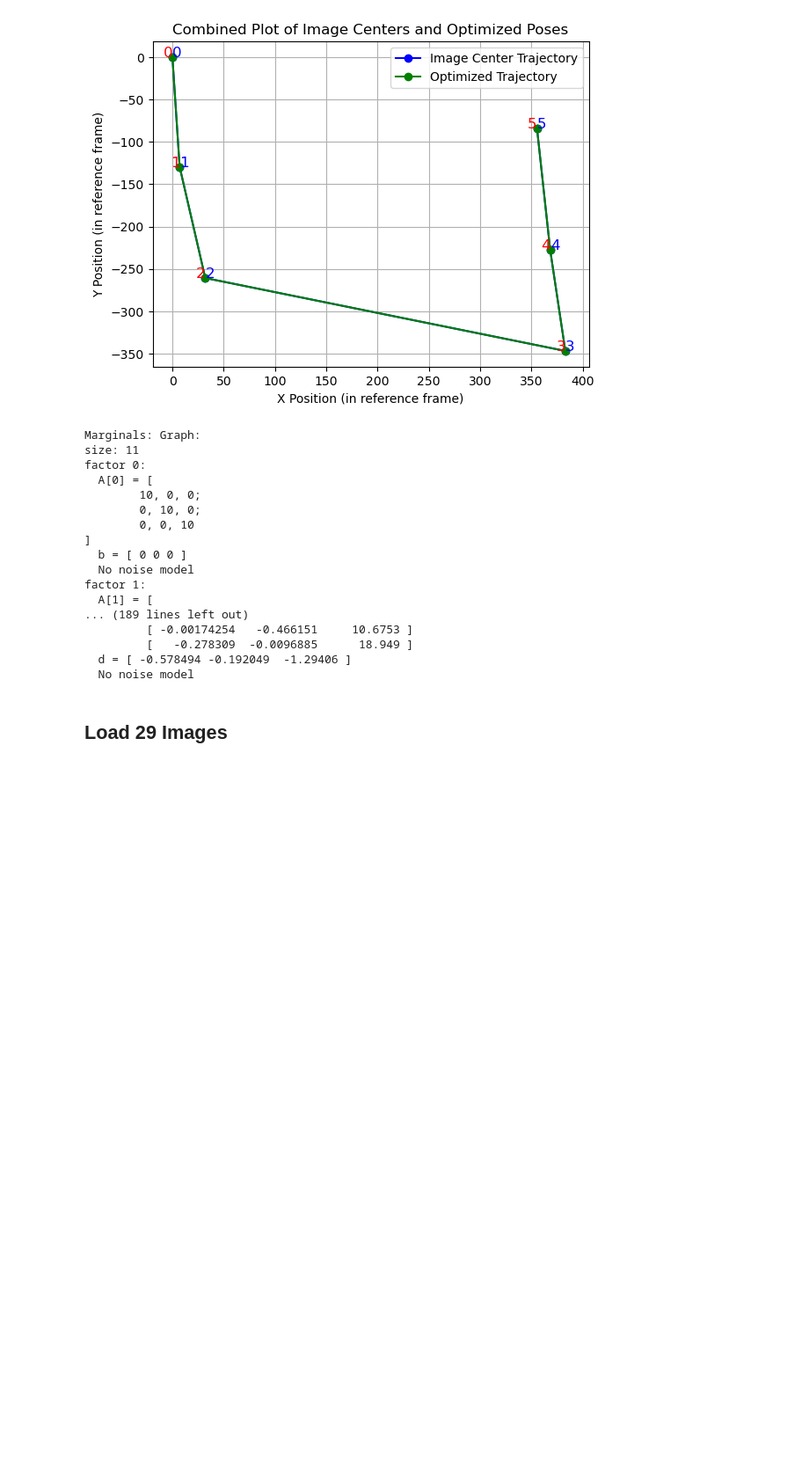
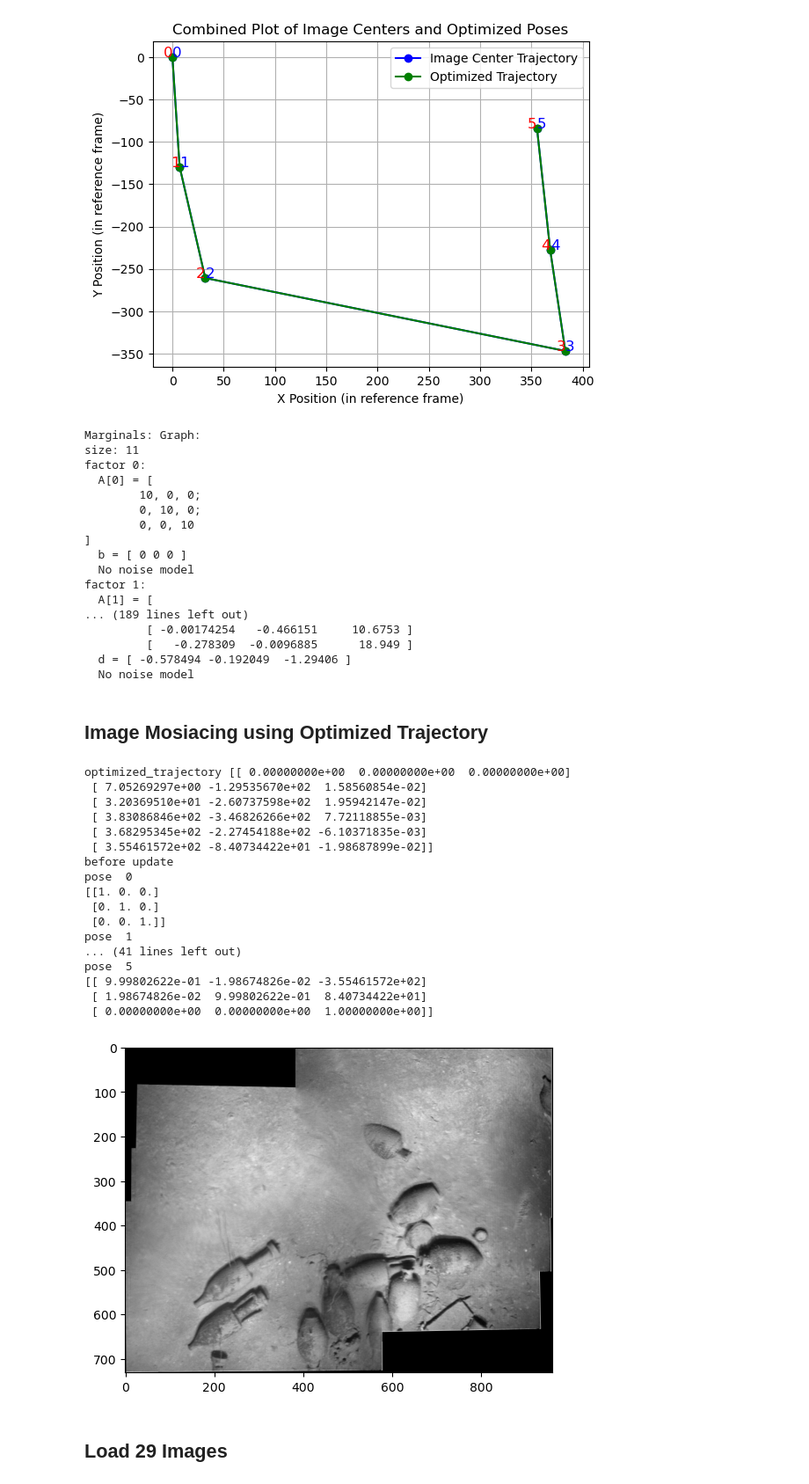
Before and after one commit to KSorte/Autonomous_Field_Robotics, a Jupyter notebook: skerski_dataset_mosaicing_using_gtsam/roman_shipwreck_visual_slam.ipynb, the cells around one changed output. Shown at 88% size. Drawn from its saved outputs; the diff is of its cells as text; code cells hidden in the pictures; blank space fills up the shorter version.

Commit message:
Use optimized image center trajectory to get new image mosiac

```diff
--- a/skerski_dataset_mosaicing_using_gtsam/roman_shipwreck_visual_slam.ipynb
+++ b/skerski_dataset_mosaicing_using_gtsam/roman_shipwreck_visual_slam.ipynb
@@ -41,11 +41,11 @@ By using **reprojection error** from the homography, we estimate the uncertainty
 # %% [markdown]
 ## Load and display 6 images
 # %%
-min_inliers = 20
+min_inliers = 15
 max_reprojection_error = 2.0
 image_directories = ["six_images"]
 image_mosiacking = im.ImageMosiacking(image_directories, mosaic_name="six_images_stitched", min_inliers=min_inliers,
-                                      max_reprojection_error=max_reprojection_error)
+                                      max_reprojection_error=max_reprojection_error, link_proposal_distance_factor=2.0)
 
 image_mosiacking.get_images_for_mosaicking()
 # %% [markdown]
@@ -135,6 +135,56 @@ factor 1:
          [   -0.278309  -0.0096885      18.949 ]
   d = [ -0.578494 -0.192049  -1.29406 ]
   No noise model
+# %% [markdown]
+## Image Mosiacing using Optimized Trajectory
+# %%
+optimized_trajectory = optimizer.get_optimized_trajectory()
+print("optimized_trajectory", optimized_trajectory)
+print("before update")
+for i in range(6):
+    print("pose ", i)
+    # x, y, z = image_mosiacking.adjusted_homographies[i][:, 2]
+    # R = image_mosiacking.adjusted_homographies[i][0:2, 0:2]
+    # # center= image_mosiacking.image_center_trajectory[i, :]
+    # print(x, y)
+    # print(R)
+    # # print(center)
+    print(image_mosiacking.adjusted_homographies[i])
+
+# # update the homographies in the image mosiacing graph.
+image_mosiacking.update_homographies(optimized_trajectory)
+
+print("After update")
+for i in range(6):
+    print("pose ", i)
+    # R = image_mosiacking.adjusted_homographies[i][0:2, 0:2]
+    # x, y, z = image_mosiacking.adjusted_homographies[i][:, 2]
+    # print(x, y)
+    # print(R)
+    print(image_mosiacking.adjusted_homographies[i])
+
+# Execute image mosiacing routine.
+image_mosiacking.get_panorama_canvas()
+image_mosiacking.project_images_on_canvas()
+# %% [output]
+optimized_trajectory [[ 0.00000000e+00  0.00000000e+00  0.00000000e+00]
+ [ 7.05269297e+00 -1.29535670e+02  1.58560854e-02]
+ [ 3.20369510e+01 -2.60737598e+02  1.95942147e-02]
+ [ 3.83086846e+02 -3.46826266e+02  7.72118855e-03]
+ [ 3.68295345e+02 -2.27454188e+02 -6.10371835e-03]
+ [ 3.55461572e+02 -8.40734422e+01 -1.98687899e-02]]
+before update
+pose  0
+[[1. 0. 0.]
+ [0. 1. 0.]
+ [0. 0. 1.]]
+pose  1
+... (41 lines left out)
+pose  5
+[[ 9.99802622e-01 -1.98674826e-02 -3.55461572e+02]
+ [ 1.98674826e-02  9.99802622e-01  8.40734422e+01]
+ [ 0.00000000e+00  0.00000000e+00  1.00000000e+00]]
+[figure, added]
 # %% [markdown]
 ## Load 29 Images
 # %%
```
Also changed, not shown: parts of 4 cells of this notebook, 4 other files.
